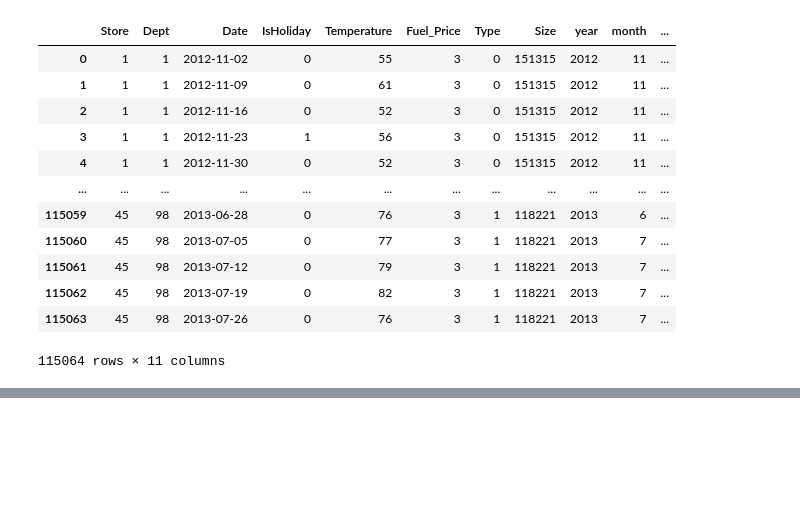
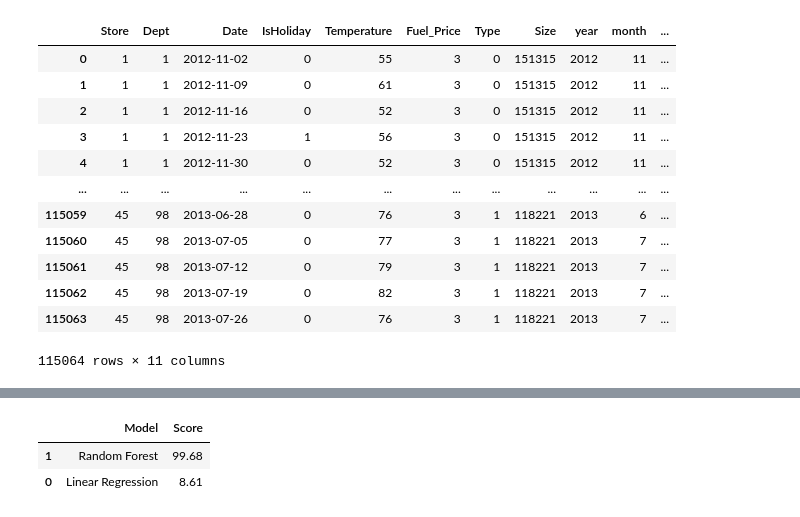
Before and after one commit to doakesbacon/ForecastingWalmartSales, a Jupyter notebook: Walmart.ipynb, the cells around one changed output, grey strips where cells are left out. Cells and saved outputs as stored; diff of their text form; code cells hidden in the pictures; blank space fills up the shorter version.

```diff
--- a/Walmart.ipynb
+++ b/Walmart.ipynb
@@ -661,7 +706,11 @@ print("Accuracy of Decision Tree Model: "+str(acc_dt)+'%')
 # %%
-models = pd.DataFrame({'Model':['Linear Regression','Random Forest','Decision Tree'],
-                      'Score':[acc_lm,acc_rf,acc_dt]})
+models = pd.DataFrame({'Model':['Linear Regression','Random Forest'],
+                      'Score':[acc_lm,acc_rf]})
 models.sort_values(by='Score',ascending= False)
+# %% [output]
+|  | Model | Score |
+| 1 | Random Forest | 99.68 |
+| 0 | Linear Regression | 8.61 |
 # %%
 submission = pd.DataFrame({
     'Store': test.Store.astype(str),
```
Also changed, not shown: parts of 4 cells of this notebook, 2 other files.
